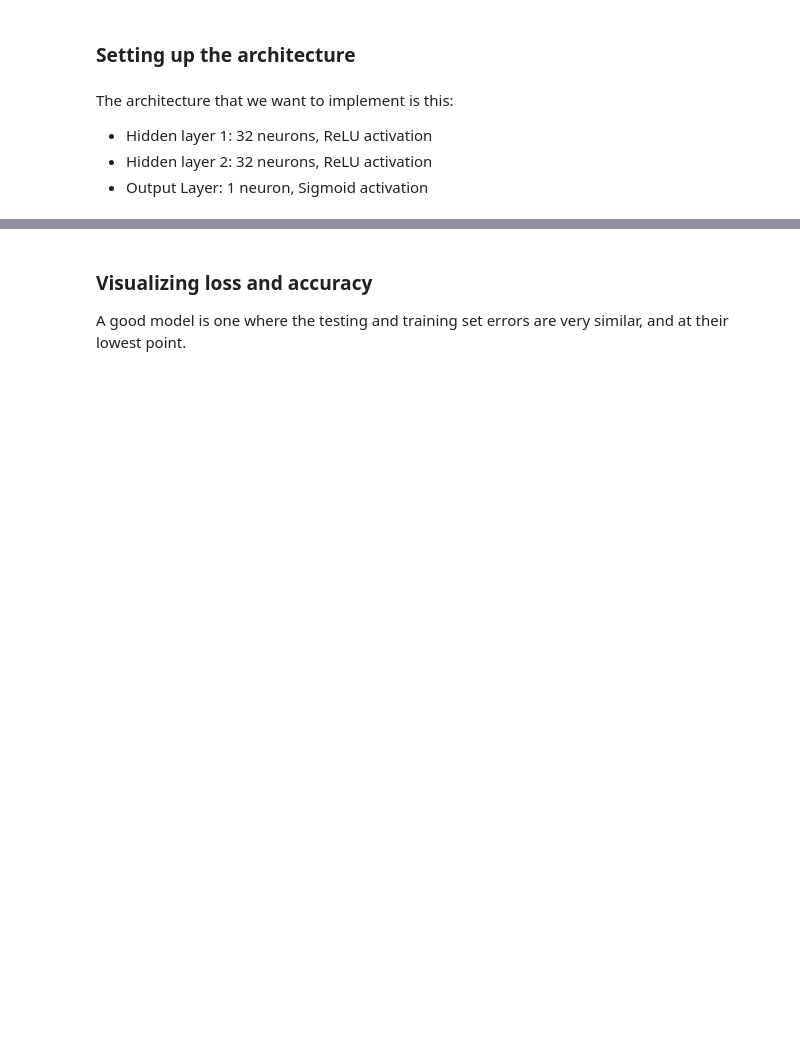
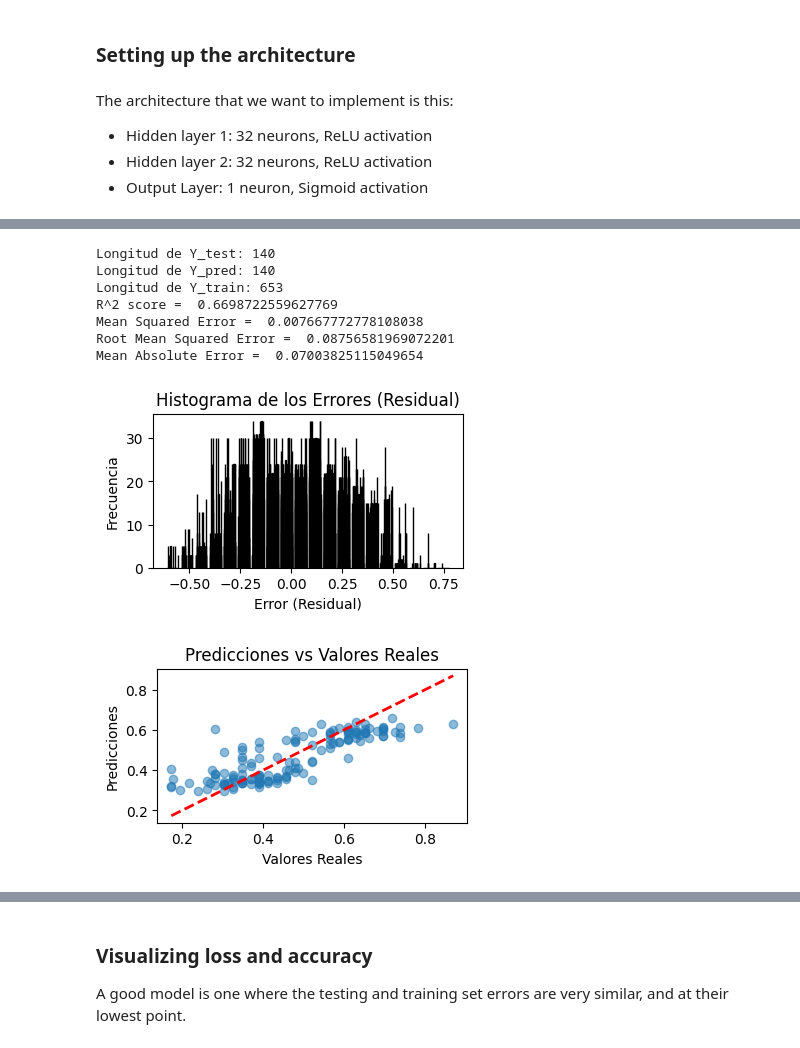
Before and after one commit to omoranav/Talento_Tech, a Jupyter notebook: Deep_Learning_Fundamentals_regresión_oemn.ipynb, the cells around one changed output, grey strips where cells are left out. Drawn from its saved outputs; the diff is of its cells as text; code cells hidden in the pictures; blank space fills up the shorter version.

```diff
--- a/Deep_Learning_Fundamentals_regresión_oemn.ipynb
+++ b/Deep_Learning_Fundamentals_regresión_oemn.ipynb
@@ -539,3 +591,65 @@ from keras.layers import Dense
+# %%
+# Evaluar el modelo
+
+# Importar las bibliotecas necesarias
+import numpy as np
+import pandas as pd
+import matplotlib.pyplot as plt
+from sklearn import datasets
+from sklearn.metrics import accuracy_score, precision_score, recall_score, f1_score
+from sklearn.metrics import r2_score, mean_squared_error, mean_absolute_error  # Importar métricas de regresión
+
+print("Longitud de Y_test:", len(Y_test))
+print("Longitud de Y_pred:", len(Y_pred))
+print("Longitud de Y_train:", len(Y_train))
+
+# Asegurarse de que las longitudes sean iguales
+assert len(Y_test) == len(Y_pred), "Las longitudes de Y_test y Y_val deben ser iguales"
+
+#Calcula la precisión del modelo
+#accuracy = accuracy_score(Y_test, Y_pred)
+#print("Precisión del modelo (Accuracy):", accuracy)
+
+# Evaluar el modelo con métricas de regresión
+r2 = r2_score(Y_test, Y_pred)
+mse = mean_squared_error(Y_test, Y_pred)
+rmse = mse ** 0.5
+mae = mean_absolute_error(Y_test, Y_pred)
+
+print('R^2 score = ', r2)
+print('Mean Squared Error = ', mse)
+print('Root Mean Squared Error = ', rmse)
+print('Mean Absolute Error = ', mae)
+
+# Calcular los errores (residuales)
+error = Y_test - Y_val
+
+# Mostrar el histograma de los errores
+plt.figure(figsize=(4, 2))  # Reducir el tamaño de la figura
+plt.hist(error, bins=20, edgecolor='black')
+plt.xlabel('Error (Residual)')
+plt.ylabel('Frecuencia')
+plt.title('Histograma de los Errores (Residual)')
+plt.show()
+
+# Visualización de las predicciones vs valores reales
+plt.figure(figsize=(4, 2))  # Reducir el tamaño de la figura
+plt.scatter(Y_test, Y_pred, alpha=0.5)
+plt.plot([Y_test.min(), Y_test.max()], [Y_test.min(), Y_test.max()], 'r--', lw=2)
+plt.xlabel('Valores Reales')
+plt.ylabel('Predicciones')
+plt.title('Predicciones vs Valores Reales')
+plt.show()
+# %% [output]
+Longitud de Y_test: 140
+Longitud de Y_pred: 140
+Longitud de Y_train: 653
+R^2 score =  0.6698722559627769
+Mean Squared Error =  0.007667772778108038
+Root Mean Squared Error =  0.08756581969072201
+Mean Absolute Error =  0.07003825115049654
+[figure, added]
+[figure, added]
 # %%
 #  sequentially (layer by layer)
 #  ‘Dense’ refers to a fully-connected layer
```
Also changed, not shown: parts of 19 cells of this notebook, 2 other files.
